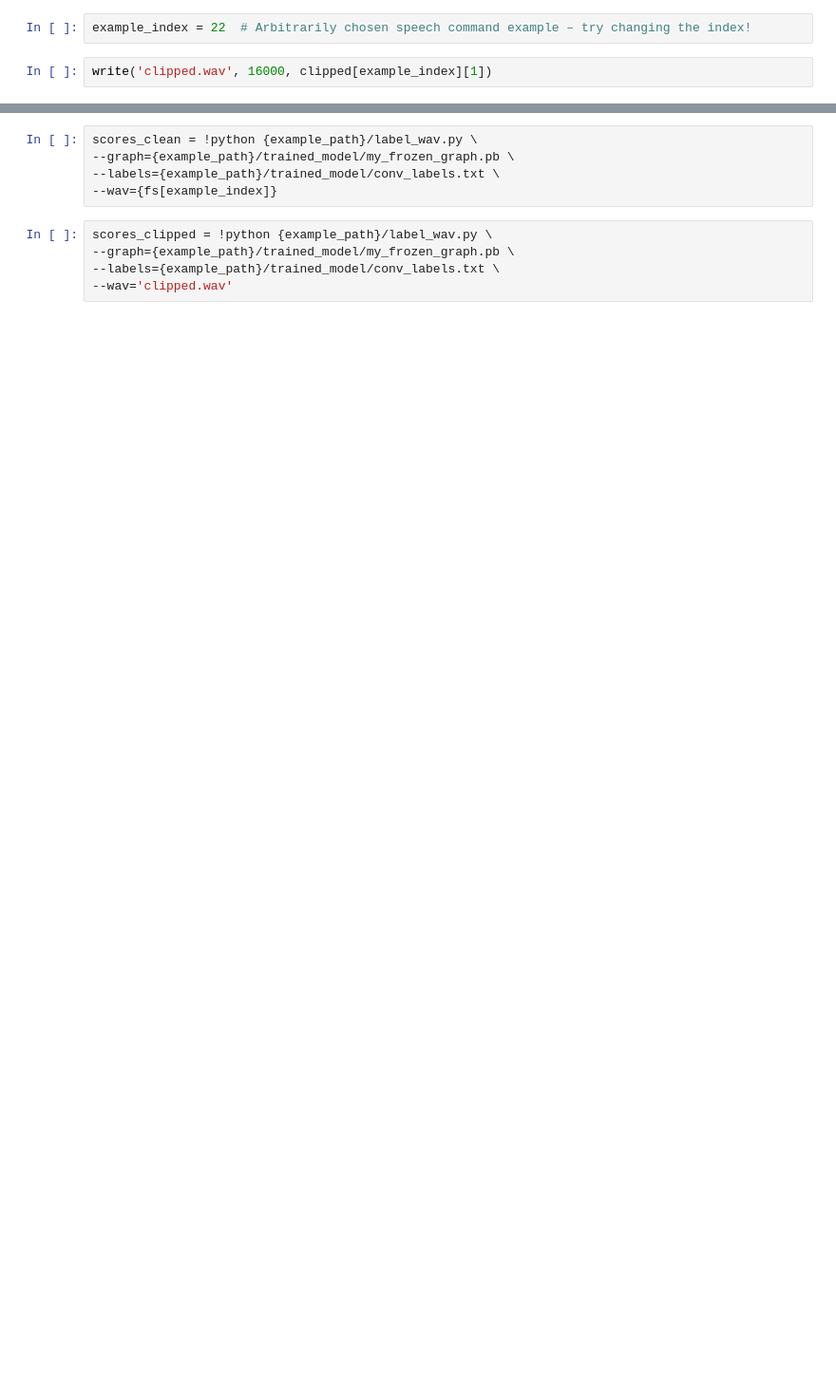
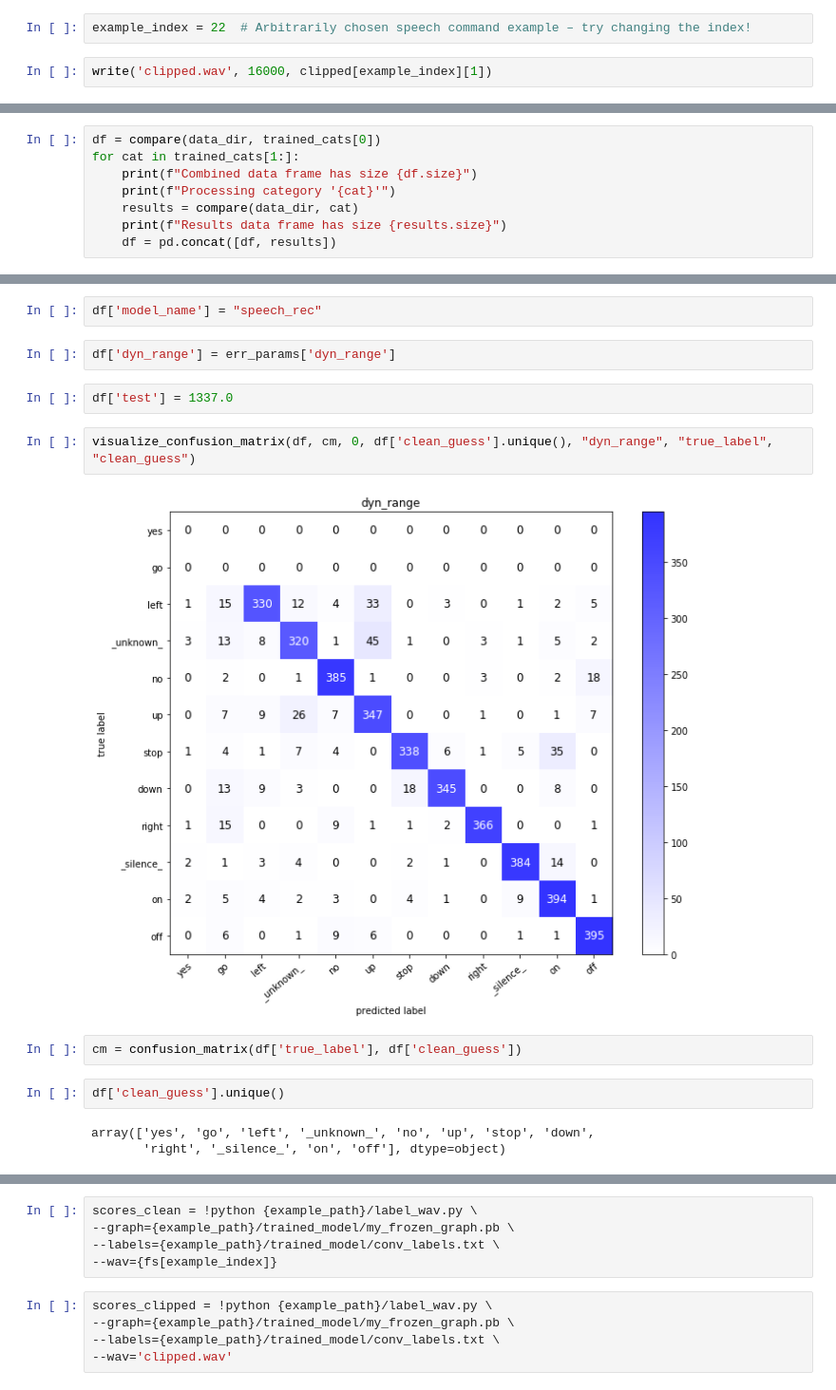
Before and after one commit to dpEmu/dpEmu, a Jupyter notebook: notebooks/WAVClipping.ipynb, the cells around one changed output, grey strips where cells are left out. Shown at 95% size. Drawn from its saved outputs; the diff is of its cells as text; blank space fills up the shorter version.

Commit message:
Create confusion matrix

```diff
--- a/notebooks/WAVClipping.ipynb
+++ b/notebooks/WAVClipping.ipynb
@@ -42,0 +202,8 @@ write('clipped.wav', 16000, clipped[example_index][1])
+# %%
+df = compare(data_dir, trained_cats[0])
+for cat in trained_cats[1:]:
+    print(f"Combined data frame has size {df.size}")
+    print(f"Processing category '{cat}'")
+    results = compare(data_dir, cat)
+    print(f"Results data frame has size {results.size}")
+    df = pd.concat([df, results])
@@ -42,0 +249,17 @@ write('clipped.wav', 16000, clipped[example_index][1])
+# %%
+df['model_name'] = "speech_rec"
+# %%
+df['dyn_range'] = err_params['dyn_range']
+# %%
+df['test'] = 1337.0
+# %%
+visualize_confusion_matrix(df, cm, 0, df['clean_guess'].unique(), "dyn_range", "true_label", "clean_guess")
+# %% [output]
+[figure, added]
+# %%
+cm = confusion_matrix(df['true_label'], df['clean_guess'])
+# %%
+df['clean_guess'].unique()
+# %% [output]
+array(['yes', 'go', 'left', '_unknown_', 'no', 'up', 'stop', 'down',
+       'right', '_silence_', 'on', 'off'], dtype=object)
```
Also changed, not shown: parts of 28 cells of this notebook, 1 other file.
